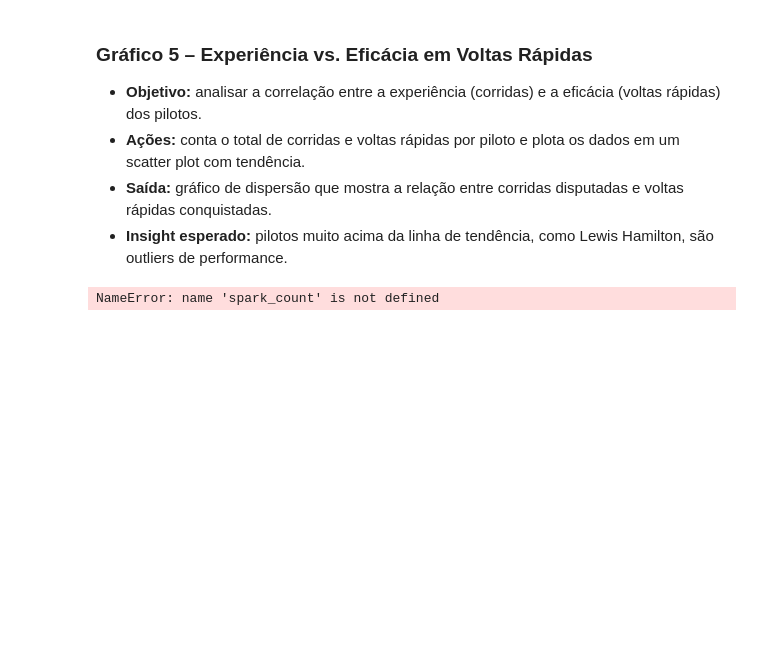
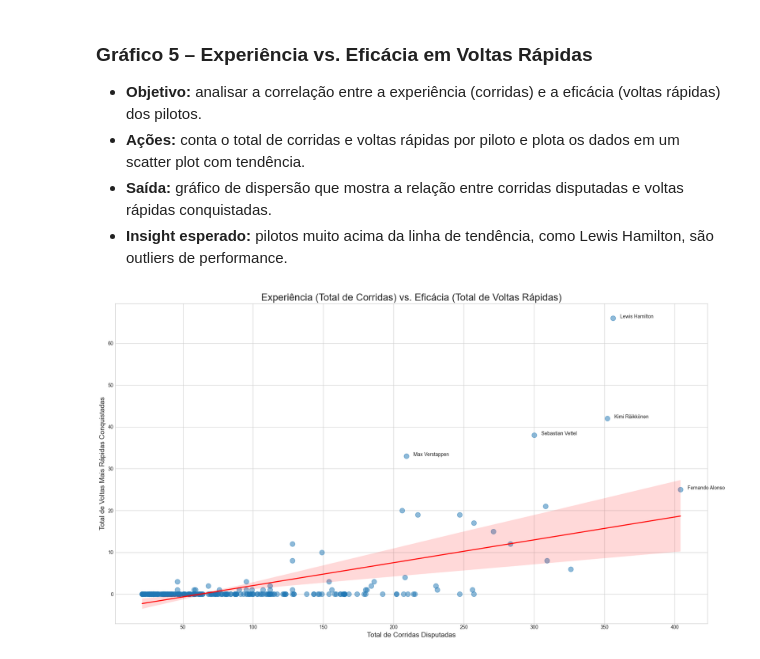
Before and after one commit to Julio1099/formula1-analytics, a Jupyter notebook: Data Layer/raw/i.ipynb, the cells around one changed output. Cells and saved outputs as stored; diff of their text form; code cells hidden in the pictures; blank space fills up the shorter version.

```diff
--- a/Data Layer/raw/i.ipynb
+++ b/Data Layer/raw/i.ipynb
@@ -810,21 +810,21 @@ display(top_20_outliers_pd)
 - **Saída:** gráfico de dispersão que mostra a relação entre corridas disputadas e voltas rápidas conquistadas.
 - **Insight esperado:** pilotos muito acima da linha de tendência, como Lewis Hamilton, são outliers de performance.
 # %%
-total_races_per_driver = dataframes['results'].groupBy("driverId").agg(spark_count("*").alias("total_races"))
-total_fastest_laps_per_driver = dataframes['results'].filter(col("rank") == 1).groupBy("driverId").agg(spark_count("*").alias("total_fastest_laps"))
+total_races_per_driver = dataframes['results'].groupBy("driverId").agg(count("*").alias("total_races"))
+total_fastest_laps_per_driver = dataframes['results'].filter(col("rank") == 1).groupBy("driverId").agg(count("*").alias("total_fastest_laps"))
 driver_stats_df = total_races_per_driver.join(total_fastest_laps_per_driver, "driverId", "left").fillna(0, subset=["total_fastest_laps"])
 driver_stats_with_names = driver_stats_df.join(dataframes['drivers'], "driverId").withColumn("driver_name", concat_ws(" ", col("forename"), col("surname")))
 plot_data_5 = driver_stats_with_names.filter(col("total_races") > 20).toPandas()
 plt.figure(figsize=(18, 10))
 ax = sns.regplot(data=plot_data_5, x="total_races", y="total_fastest_laps", scatter_kws={'alpha': 0.5, 's': 100}, line_kws={'color': 'red', 'linewidth': 2})
 plt.title('Experiência (Total de Corridas) vs. Eficácia (Total de Voltas Rápidas)', fontsize=20)
 plt.xlabel('Total de Corridas Disputadas', fontsize=14)
 plt.ylabel('Total de Voltas Mais Rápidas Conquistadas', fontsize=14)
 outlier_pilots = plot_data_5.sort_values("total_fastest_laps", ascending=False).head(5)
 for i, point in outlier_pilots.iterrows():
     ax.text(point['total_races'] + 5, point['total_fastest_laps'], point['driver_name'])
 plt.grid(True)
 plt.tight_layout()
 plt.show()
 # %% [output]
-NameError: name 'spark_count' is not defined
+[figure, added]
```
Also changed, not shown: parts of 19 cells of this notebook, 1 other file.
